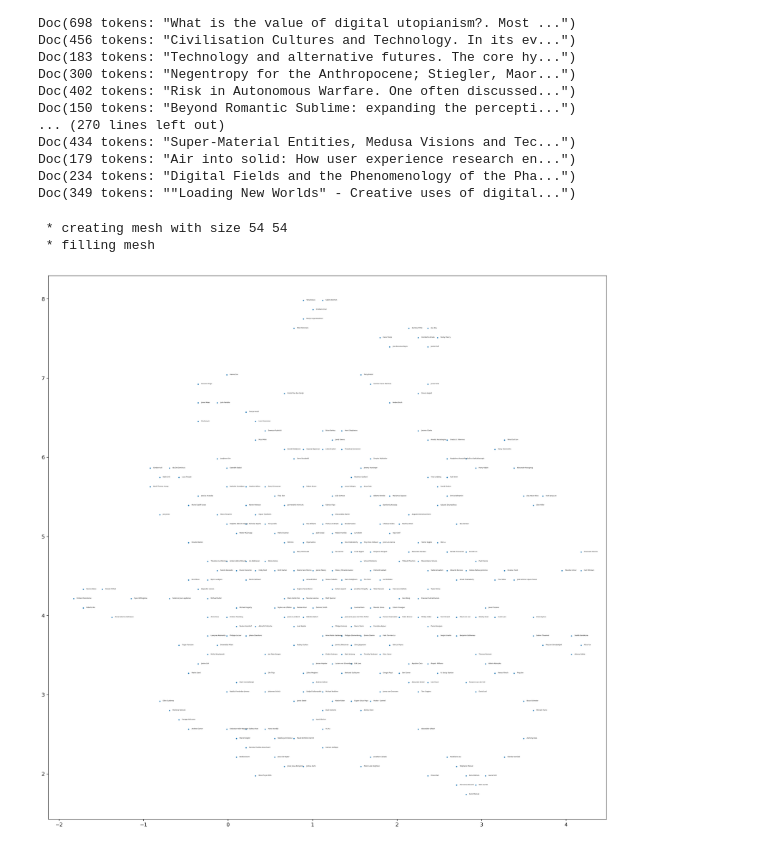
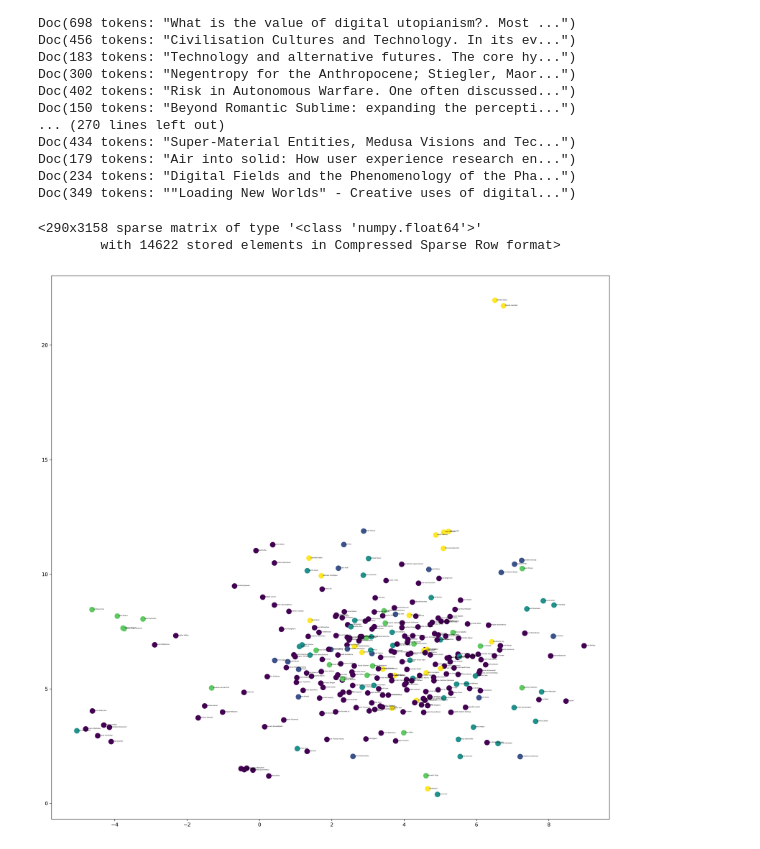
Before and after one commit to rodighiero/SPT2021, a Jupyter notebook: data/analysis.ipynb, the cells around one changed output. Saved outputs shown, nothing was run; the diff lists cells and outputs as text; code cells hidden in the pictures.

Commit message:
Topics

```diff
--- a/data/analysis.ipynb
+++ b/data/analysis.ipynb
@@ -135,39 +135,68 @@ Doc(349 tokens: ""Loading New Worlds" - Creative uses of digital...")
 lemmas = []
 
 ngs = partial(textacy.extract.ngrams, n=[1], include_pos={"NOUN"})
-ents = partial(textacy.extract.entities, include_types={"PERSON", "ORG", "GPE", "LOC"})
+# ngs = partial(textacy.extract.ngrams, n=[1], include_pos={"NOUN"})
+# ents = partial(textacy.extract.entities, include_types={"PERSON", "ORG", "GPE", "LOC"})
 
 for doc in docs:
+    # extraction = textacy.extract.keyterms.textrank(doc, normalize='lemma')
     extraction = textacy.extract.terms(doc, ngs=ngs)
     lemmatization = textacy.extract.terms_to_strings(extraction, by="lemma")
     lemmas.append(list(lemmatization))
 
-len(lemmas)
-# list(lemmas[0])
-
 # TF-IDF
 
-matrix, dictionary = textacy.representations.build_doc_term_matrix(lemmas, tf_type="linear", idf_type="smooth")
+doc_term_matrix, dictionary = textacy.representations.build_doc_term_matrix(lemmas, tf_type="linear", idf_type="smooth")
+
+doc_term_matrix
+# %% [output]
+<290x3158 sparse matrix of type '<class 'numpy.float64'>'
+        with 14622 stored elements in Compressed Sparse Row format>
+# %%
+# import textacy
+# from textacy.vsm import Vectorizer
+
+model = textacy.tm.TopicModel('nmf', n_topics=5)
+model.fit(matrix)
+doc_topic_matrix = model.transform(matrix)
+doc_topic_matrix.shape
+
+dictionary_inverted = {id: term for term, id in dictionary.items()}
+
+import operator
+
+topics = []
+
+for doc in model.get_doc_topic_matrix(doc_term_matrix):
+    index, value = max(enumerate(doc), key=operator.itemgetter(1))
+    # print(index, doc)
+    topics.append(index)
+
+# for weight in model.topic_weights(doc_topic_matrix):
+#     print(doc)
+# for topic_idx, terms in model.top_topic_terms(dictionary_inverted, top_n=3):
+#     print(f"topic {topic_idx}: {'  '.join(terms)}")
+# for i, val in enumerate(model.topic_weights(doc_topic_matrix)):
+#      print(i, val)
+# model.termite_plot(doc_term_matrix, id_to_term, n_terms=30, highlight_topics=[0,2,4,6,8,10])
 # %%
 # UMAP
 
-reducer = umap.UMAP(random_state=1, n_components=2, n_neighbors=5, min_dist=0.3)
+reducer = umap.UMAP(random_state=1, n_components=2, n_neighbors=2, min_dist=0.99)
 
 embedding = reducer.fit_transform(matrix)
-embedding = align_points_to_grid(embedding)
+# embedding = align_points_to_grid(embedding)
 
 x = embedding[:, 0]; y = embedding[:, 1]
 
 plt.figure(figsize=(20,20), dpi=300)
-plt.scatter(x, y, s=2)
+plt.scatter(x, y, s=100, c=topics)
 
 for i, txt in enumerate(authors):
     text = plt.annotate(' ' + authors[i], (x[i] + .03, y[i]))
     text.set_fontsize(3)
 # %% [output]
- * creating mesh with size 54 54
- * filling mesh
-[figure, old version]
+[figure, new version]
 # %%
 pairs = []
 
```
Also changed, not shown: parts of 2 cells of this notebook, 3 other files.
